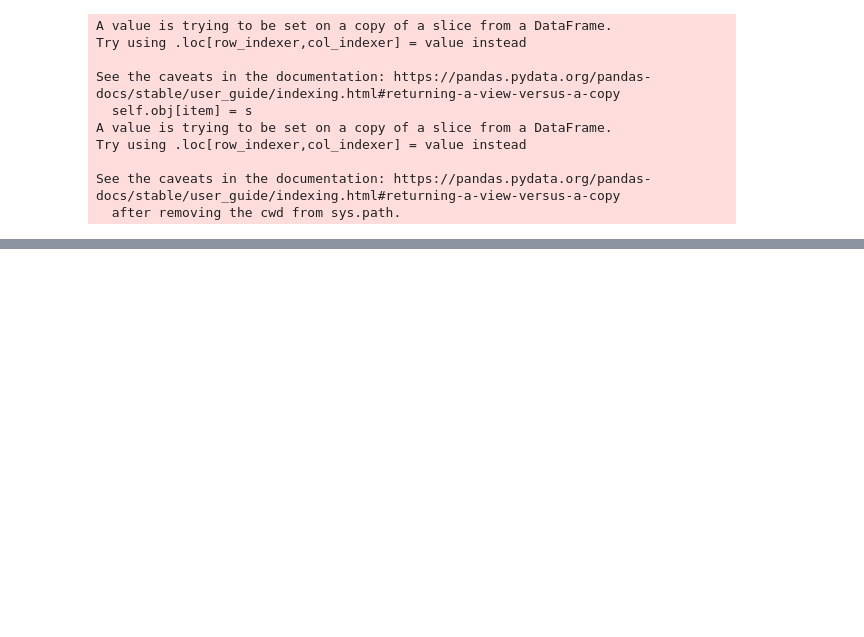
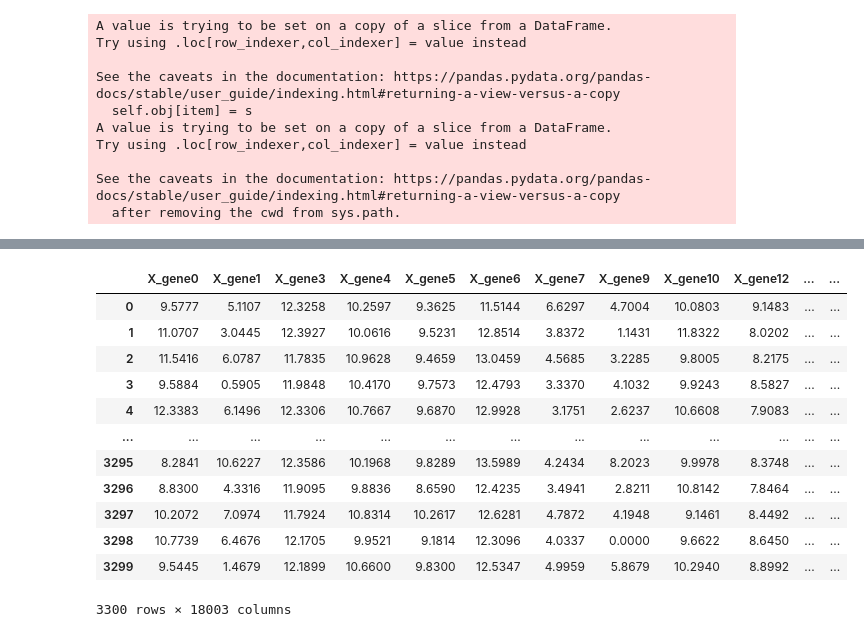
Before and after one commit to sophiewharrie/mini_TCGA_Benchmark, a Jupyter notebook: use_this_notebook_mini_TCGA_benchmark.ipynb, the cells around one changed output, grey strips where cells are left out. Cells and saved outputs as stored; diff of their text form; code cells hidden in the pictures; blank space fills up the shorter version.

```diff
--- a/use_this_notebook_mini_TCGA_benchmark.ipynb
+++ b/use_this_notebook_mini_TCGA_benchmark.ipynb
@@ -259,0 +274,19 @@ dataset.to_csv(f'my_data/mini_mask.csv', index=None)
+# %%
+import pandas as pd
+
+dataset = pd.read_csv(f'my_data/mini_data.csv')
+dataset
+# %% [output]
+|  | X_gene0 | X_gene1 | X_gene3 | X_gene4 | X_gene5 | X_gene6 | X_gene7 | X_gene9 | X_gene10 | X_gene12 | ... | ... |
+| 0 | 9.5777 | 5.1107 | 12.3258 | 10.2597 | 9.3625 | 11.5144 | 6.6297 | 4.7004 | 10.0803 | 9.1483 | ... | ... |
+| 1 | 11.0707 | 3.0445 | 12.3927 | 10.0616 | 9.5231 | 12.8514 | 3.8372 | 1.1431 | 11.8322 | 8.0202 | ... | ... |
+| 2 | 11.5416 | 6.0787 | 11.7835 | 10.9628 | 9.4659 | 13.0459 | 4.5685 | 3.2285 | 9.8005 | 8.2175 | ... | ... |
+| 3 | 9.5884 | 0.5905 | 11.9848 | 10.4170 | 9.7573 | 12.4793 | 3.3370 | 4.1032 | 9.9243 | 8.5827 | ... | ... |
+| 4 | 12.3383 | 6.1496 | 12.3306 | 10.7667 | 9.6870 | 12.9928 | 3.1751 | 2.6237 | 10.6608 | 7.9083 | ... | ... |
+| ... | ... | ... | ... | ... | ... | ... | ... | ... | ... | ... | ... | ... |
+| 3295 | 8.2841 | 10.6227 | 12.3586 | 10.1968 | 9.8289 | 13.5989 | 4.2434 | 8.2023 | 9.9978 | 8.3748 | ... | ... |
+| 3296 | 8.8300 | 4.3316 | 11.9095 | 9.8836 | 8.6590 | 12.4235 | 3.4941 | 2.8211 | 10.8142 | 7.8464 | ... | ... |
+| 3297 | 10.2072 | 7.0974 | 11.7924 | 10.8314 | 10.2617 | 12.6281 | 4.7872 | 4.1948 | 9.1461 | 8.4492 | ... | ... |
+| 3298 | 10.7739 | 6.4676 | 12.1705 | 9.9521 | 9.1814 | 12.3096 | 4.0337 | 0.0000 | 9.6622 | 8.6450 | ... | ... |
+| 3299 | 9.5445 | 1.4679 | 12.1899 | 10.6600 | 9.8300 | 12.5347 | 4.9959 | 5.8679 | 10.2940 | 8.8992 | ... | ... |
+3300 rows × 18003 columns
```
Also changed, not shown: parts of 6 cells of this notebook.
